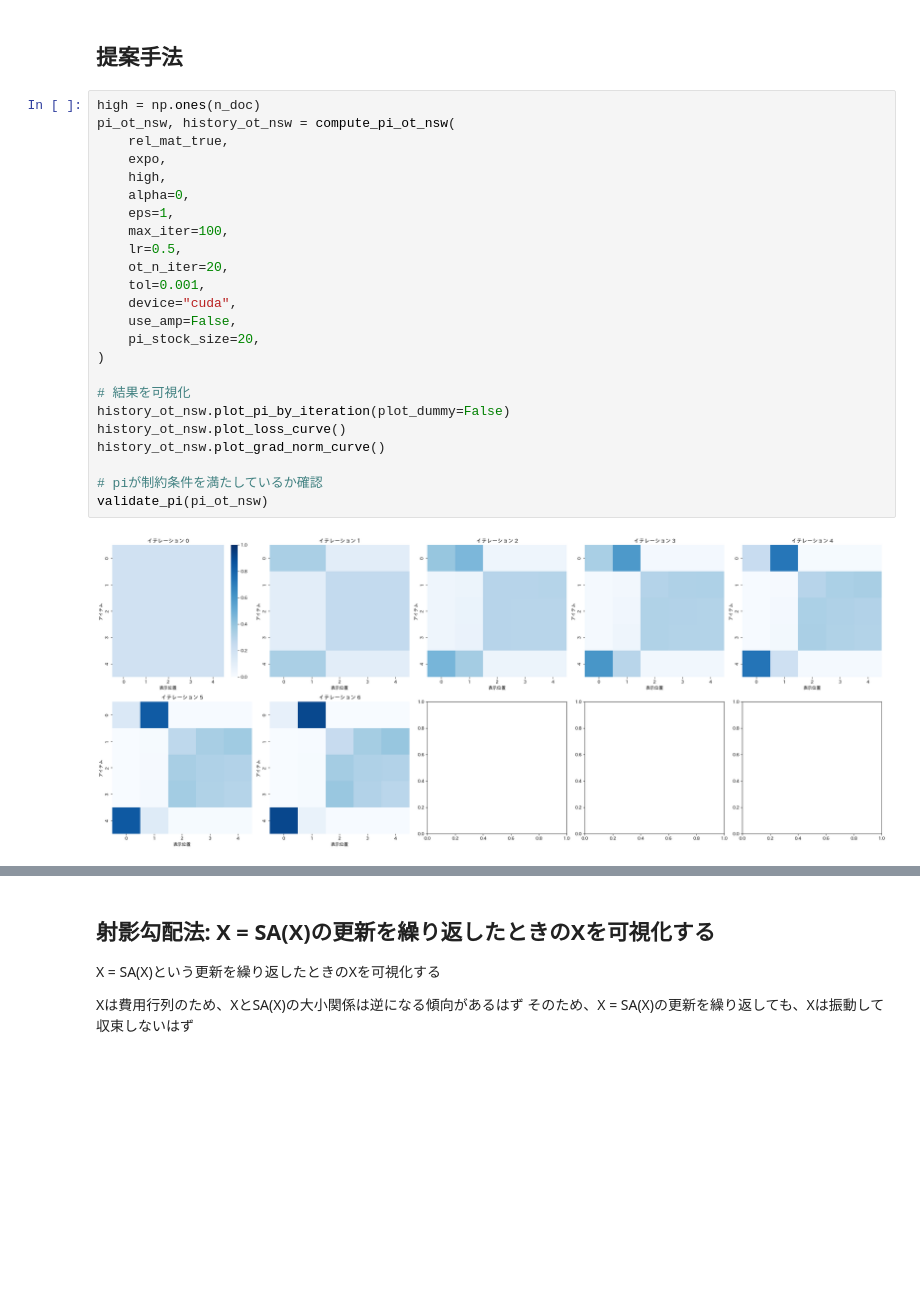
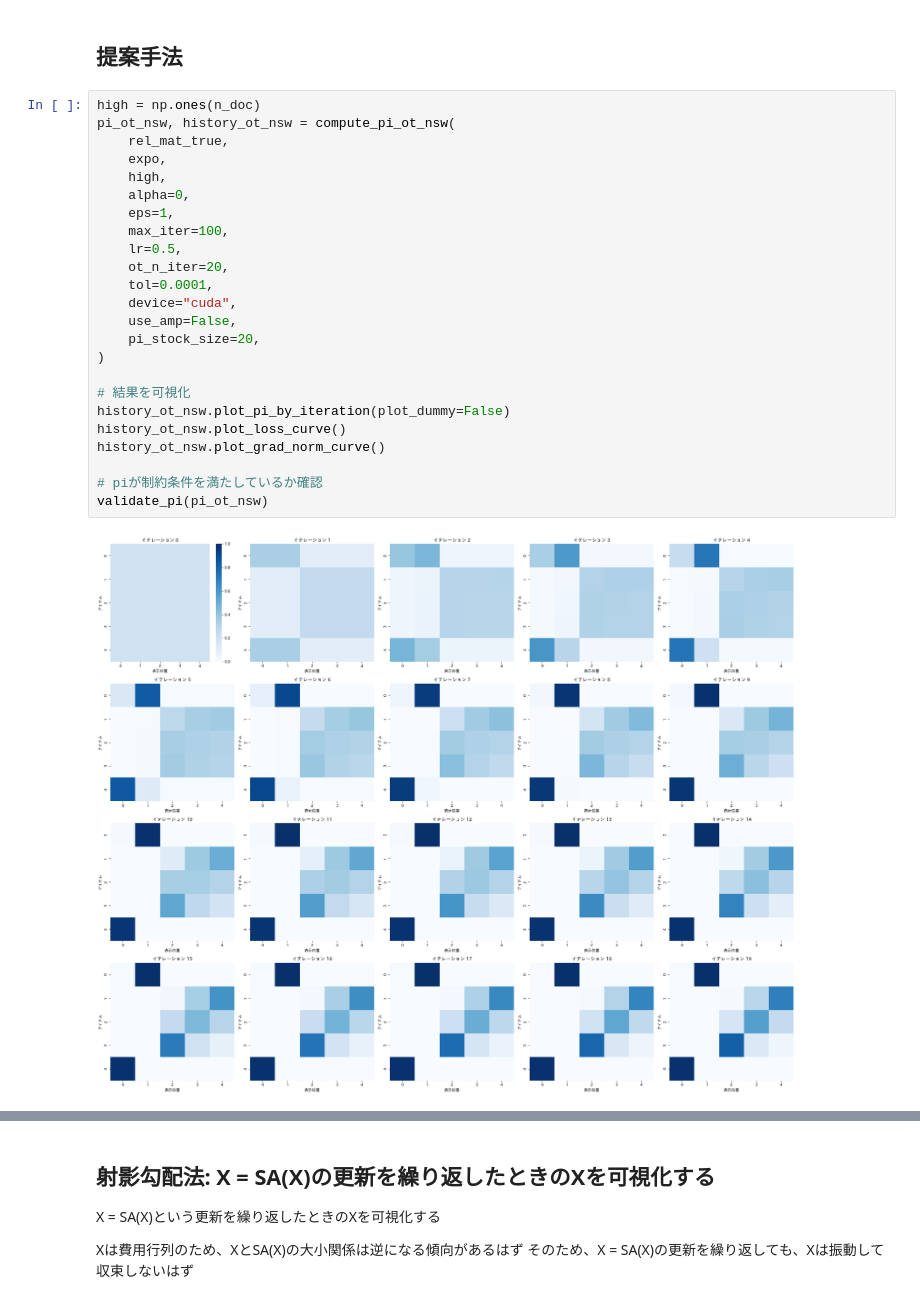
Before and after one commit to tubo213/nsw-with-optimal-transport, a Jupyter notebook: notebook/visualize_ot_nsw_history.ipynb, the cells around one changed output, grey strips where cells are left out. Saved outputs shown, nothing was run; the diff lists cells and outputs as text; blank space fills up the shorter version.

```diff
--- a/notebook/visualize_ot_nsw_history.ipynb
+++ b/notebook/visualize_ot_nsw_history.ipynb
@@ -29,26 +29,26 @@ Seed set to 88
 # %%
 high = np.ones(n_doc)
 pi_ot_nsw, history_ot_nsw = compute_pi_ot_nsw(
     rel_mat_true,
     expo,
     high,
     alpha=0,
     eps=1,
     max_iter=100,
     lr=0.5,
     ot_n_iter=20,
-    tol=0.001,
+    tol=0.0001,
     device="cuda",
     use_amp=False,
     pi_stock_size=20,
 )
 
 # 結果を可視化
 history_ot_nsw.plot_pi_by_iteration(plot_dummy=False)
 history_ot_nsw.plot_loss_curve()
 history_ot_nsw.plot_grad_norm_curve()
 
 # piが制約条件を満たしているか確認
 validate_pi(pi_ot_nsw)
 # %% [output]
-[figure, old version]
+[figure, new version]
```
Also changed, not shown: parts of 3 cells of this notebook.
